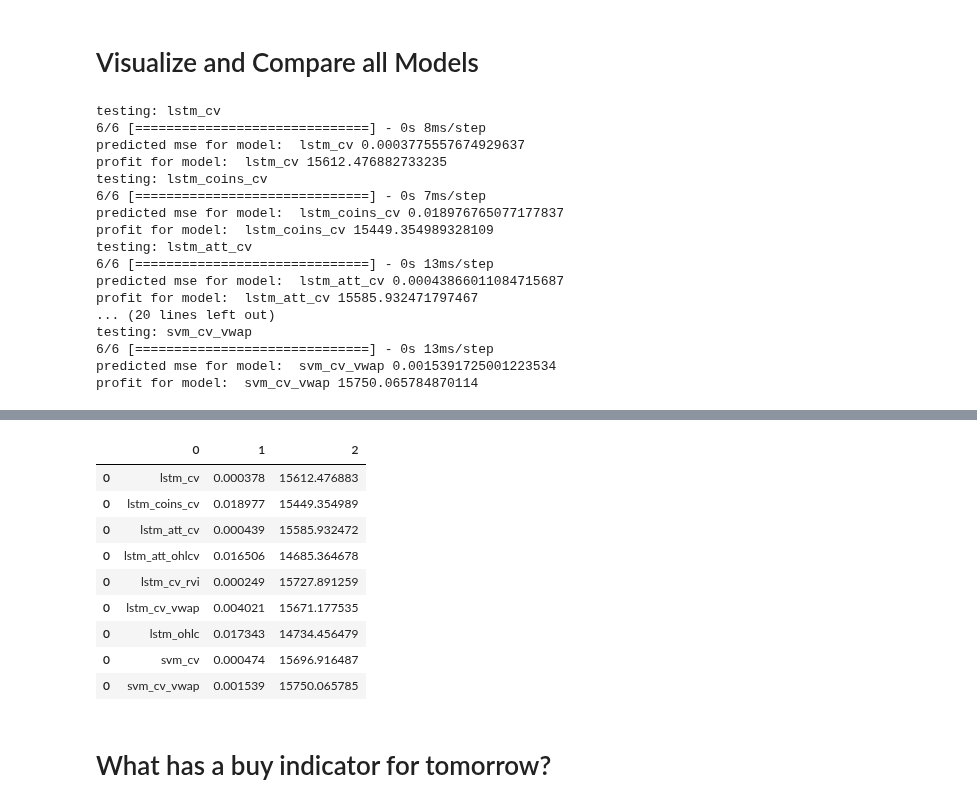
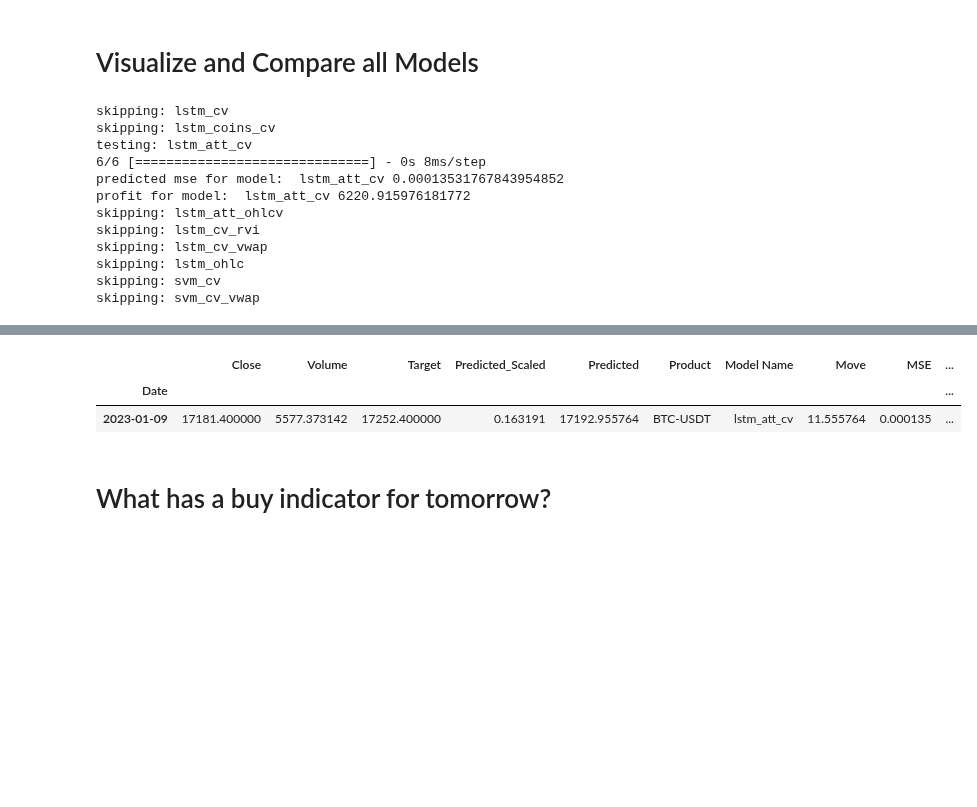
Before and after one commit to j03m/alfred, a Jupyter notebook: Coin_Predictions.ipynb, the cells around one changed output, grey strips where cells are left out. Cells and saved outputs as stored; diff of their text form; code cells hidden in the pictures; blank space fills up the shorter version.

```diff
--- a/Coin_Predictions.ipynb
+++ b/Coin_Predictions.ipynb
@@ -667,7 +680,7 @@ else:
 # Visualize and Compare all Models
 # %%
 #data
-df_raw = get_coin_data_frames(180, "DOGE-USDT")
+df_raw = get_coin_data_frames(180, "BTC-USDT")
 [scaled_features, X, y, normal_features] = convert_to_training_dataset(df_raw, columns=gbl_all_columns)
 
 df_chart = pd.DataFrame();
@@ -681,7 +694,8 @@ results = pd.DataFrame();
 
 stuff = models.items()
 
-backtest_filter = model_config["backtest_filter"]
+#backtest_filter = model_config["backtest_filter"]
+backtest_filter = ["lstm_att_cv"]
 
 for key, model in stuff:
 
@@ -712,23 +726,18 @@ for key, model in stuff:
   df_chart[key] = predicted
 
 interactive_plot(df_chart[graph_columns], "wow")
-results
+predict_config_model_for_product(df_raw, "lstm_att_cv", "BTC-USDT")
 # %% [output]
-testing: lstm_cv
+skipping: lstm_cv
+skipping: lstm_coins_cv
+testing: lstm_att_cv
 6/6 [==============================] - 0s 8ms/step
-predicted mse for model:  lstm_cv 0.0003775557674929637
-profit for model:  lstm_cv 15612.476882733235
-testing: lstm_coins_cv
-6/6 [==============================] - 0s 7ms/step
-predicted mse for model:  lstm_coins_cv 0.018976765077177837
-profit for model:  lstm_coins_cv 15449.354989328109
-testing: lstm_att_cv
-6/6 [==============================] - 0s 13ms/step
-predicted mse for model:  lstm_att_cv 0.00043866011084715687
-profit for model:  lstm_att_cv 15585.932471797467
-... (20 lines left out)
-testing: svm_cv_vwap
-6/6 [==============================] - 0s 13ms/step
-predicted mse for model:  svm_cv_vwap 0.0015391725001223534
-profit for model:  svm_cv_vwap 15750.065784870114
+predicted mse for model:  lstm_att_cv 0.00013531767843954852
+profit for model:  lstm_att_cv 6220.915976181772
+skipping: lstm_att_ohlcv
+skipping: lstm_cv_rvi
+skipping: lstm_cv_vwap
+skipping: lstm_ohlc
+skipping: svm_cv
+skipping: svm_cv_vwap
 [interactive output not drawn]
@@ -735,12 +745,5 @@ profit for model:  svm_cv_vwap 15750.065784870114
-|  | 0 | 1 | 2 |
-| 0 | lstm_cv | 0.000378 | 15612.476883 |
-| 0 | lstm_coins_cv | 0.018977 | 15449.354989 |
-| 0 | lstm_att_cv | 0.000439 | 15585.932472 |
-| 0 | lstm_att_ohlcv | 0.016506 | 14685.364678 |
-| 0 | lstm_cv_rvi | 0.000249 | 15727.891259 |
-| 0 | lstm_cv_vwap | 0.004021 | 15671.177535 |
-| 0 | lstm_ohlc | 0.017343 | 14734.456479 |
-| 0 | svm_cv | 0.000474 | 15696.916487 |
-| 0 | svm_cv_vwap | 0.001539 | 15750.065785 |
+|  | Close | Volume | Target | Predicted_Scaled | Predicted | Product | Model Name | Move | MSE | ... |
+| Date |  |  |  |  |  |  |  |  |  | ... |
+| 2023-01-09 | 17181.400000 | 5577.373142 | 17252.400000 | 0.163191 | 17192.955764 | BTC-USDT | lstm_att_cv | 11.555764 | 0.000135 | ... |
 # %% [markdown]
 # What has a buy indicator for tomorrow?
```
Also changed, not shown: parts of 14 cells of this notebook.
